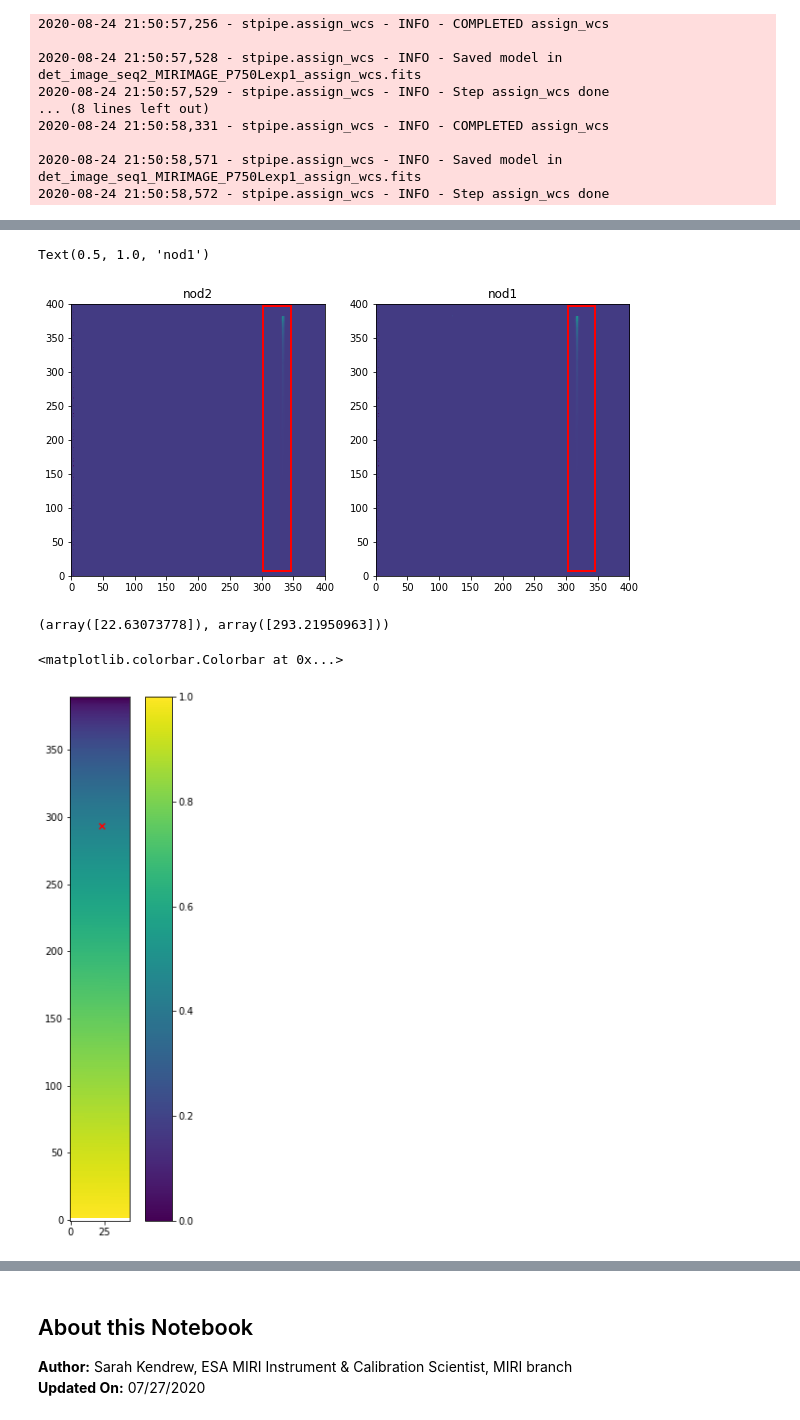
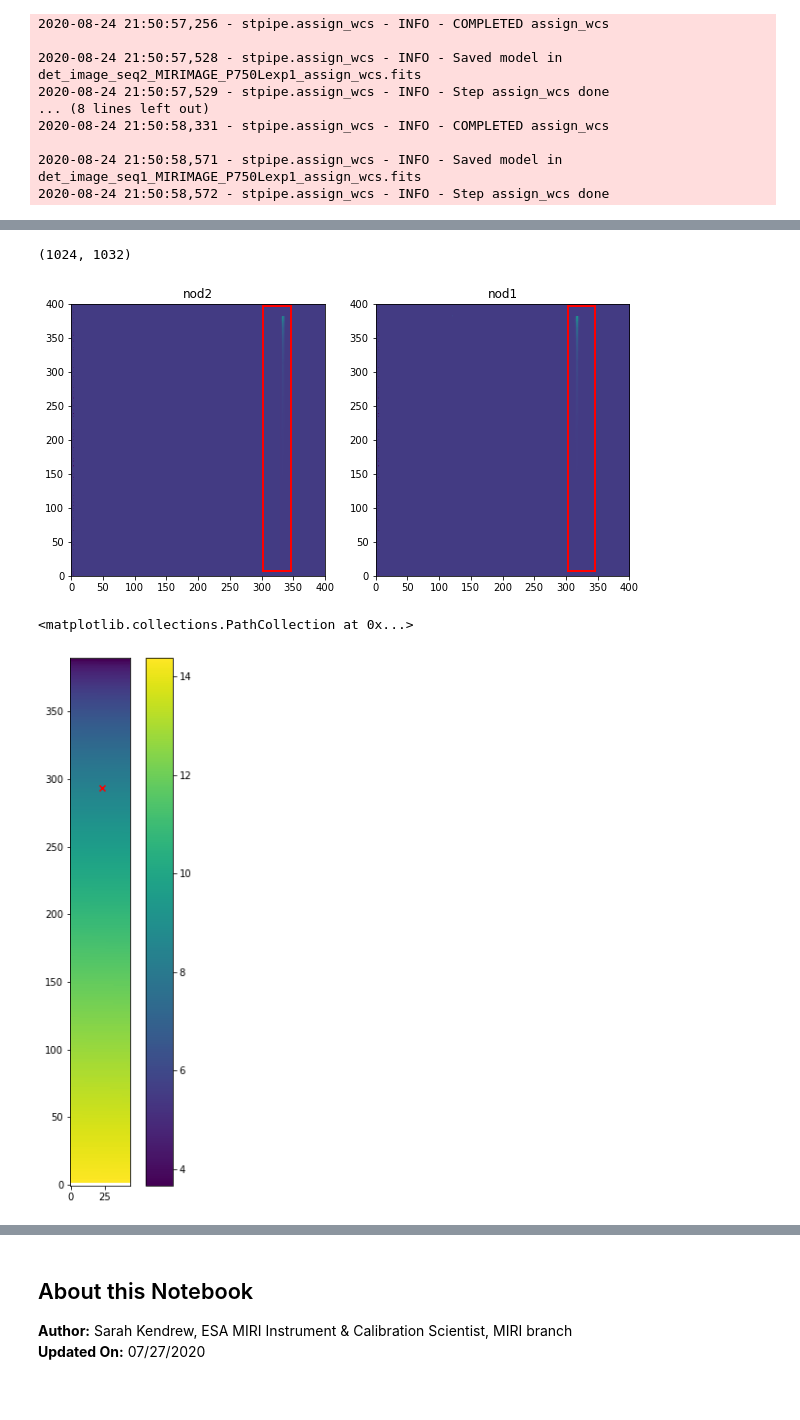
Before and after one commit to spacetelescope/jwst_validation_notebooks, a Jupyter notebook: jwst_validation_notebooks/assign_wcs/assign_wcs-miri-lrs-slit.ipynb, the cells around one changed output, grey strips where cells are left out. Saved outputs shown, nothing was run; the diff lists cells and outputs as text; code cells hidden in the pictures.

```diff
--- a/jwst_validation_notebooks/assign_wcs/assign_wcs-miri-lrs-slit.ipynb
+++ b/jwst_validation_notebooks/assign_wcs/assign_wcs-miri-lrs-slit.ipynb
@@ -212,26 +223,27 @@ ax[1].add_patch(bbox1)
 ax[1].set_xlim([0,400])
 ax[1].set_ylim([0,400])
 ax[1].set_title(nods[1])
+
+np.shape(awcs_out[0].data)
 # %% [output]
-Text(0.5, 1.0, 'nod1')
+(1024, 1032)
 [figure]
 # %%
 # Plot the wavelength solution based on the wcs information in the model
 siaf = Siaf('MIRI')
 ap = siaf['MIRIM_SLIT']
 refpx_tel = ap.reference_point(to_frame='tel')
 refpx_abs = mt.v2v3toxy(refpx_tel[0], refpx_tel[1], filter='F770W')
 refpx = (refpx_abs[0] - awcs_out[0].meta.wcs.bounding_box[0][0], refpx_abs[1] - awcs_out[0].meta.wcs.bounding_box[1][0])
-print(refpx)
+#print(refpx)
 
 x,y = grid_from_bounding_box(awcs_out[0].meta.wcs.bounding_box)
 ra, dec, lam = awcs_out[0].meta.wcs(x, y)
 
 fig = plt.figure(figsize=[6,10])
-plt.imshow(lam, origin='lower', interpolation='None')
+imlam=plt.imshow(lam, origin='lower', interpolation='None')
+cbar = fig.colorbar(imlam)
 plt.scatter(refpx[0], refpx[1], marker='x', color='r')
-plt.colorbar()
 # %% [output]
-(array([22.63073778]), array([293.21950963]))
+<matplotlib.collections.PathCollection at 0x...>
-<matplotlib.colorbar.Colorbar at 0x...>
-[figure, old version]
+[figure, new version]
```
Also changed, not shown: parts of 5 cells of this notebook.
